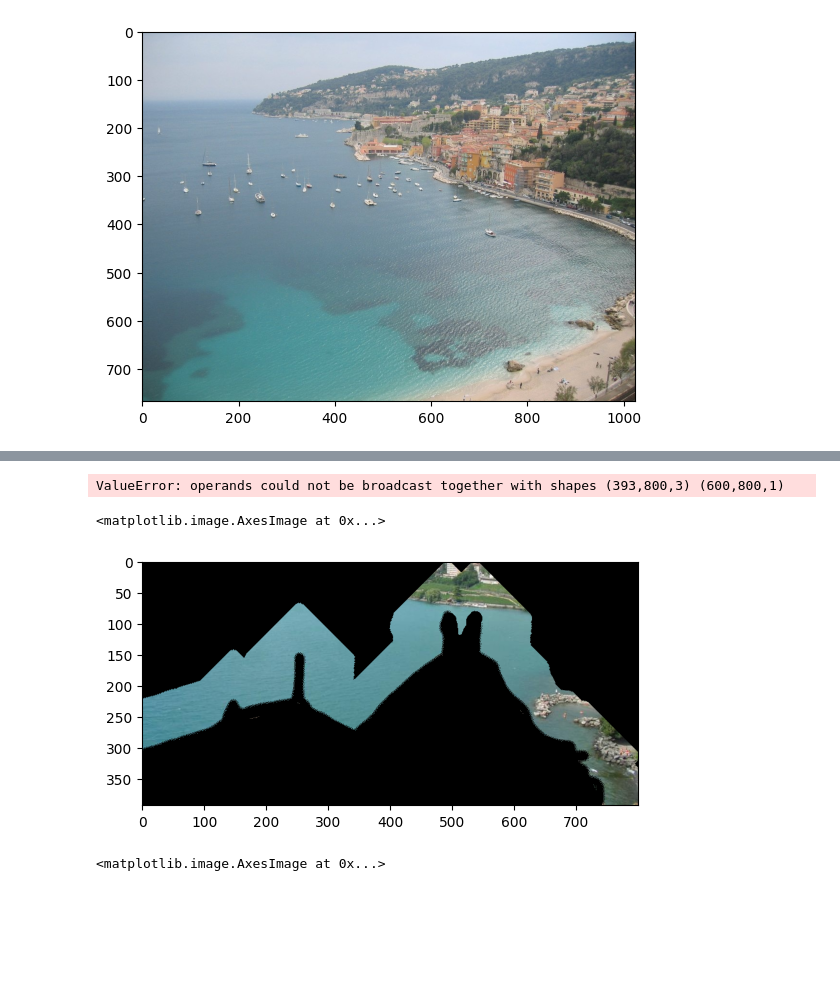
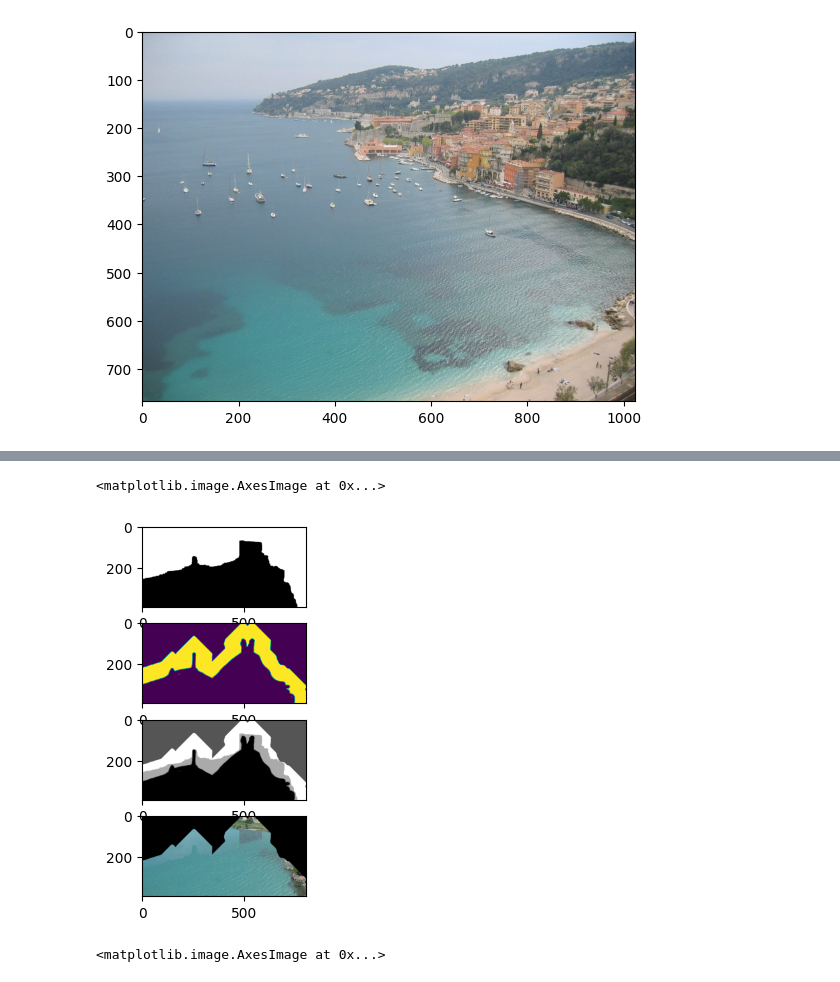
Before and after one commit to Cydiater/scene-completion, a Jupyter notebook: playground.ipynb, the cells around one changed output, grey strips where cells are left out. Saved outputs shown, nothing was run; the diff lists cells and outputs as text; code cells hidden in the pictures; blank space fills up the shorter version.

Commit message:
fix flow

```diff
--- a/playground.ipynb
+++ b/playground.ipynb
@@ -172,8 +172,8 @@ scene_path = './data/input1.jpg'
 mask_path = './data/input1_mask.jpg'
 comp_path = './data/input1/result_img007.jpg'
 
-vici_np = main.vicinity_via_bfs(Image.open(mask_path), 80)
-crop_np, vici_np = main.crop(Image.open(scene_path), vici_np)
+vici_np, dis_np = main.vicinity_via_bfs(Image.open(mask_path), 80)
+crop_np, vici_np, dis_np = main.crop(Image.open(scene_path), vici_np, dis_np)
 comp_np = main.select_comp(0.5, 1.0, Image.open(comp_path), crop_np, vici_np)
 plt.imshow(comp_np)
 # %% [output]
@@ -182,12 +189,20 @@ plt.imshow(comp_np)
 # %%
-plt.imshow(comp_np * vici_np)
+import flow
+importlib.reload(flow)
+
+patch_mask, f = flow.select_patch_mask(dis_np, comp_np, crop_np)
-# %% [output]
-ValueError: operands could not be broadcast together with shapes (393,800,3) (600,800,1)
 # %%
-plt.imshow(crop_np)
+plt.subplot(4, 1, 1)
+plt.imshow(patch_mask, cmap='gray')
+plt.subplot(4, 1, 2)
+plt.imshow(vici_np)
+plt.subplot(4, 1, 3)
+plt.imshow(vici_np[:, :, 0] + patch_mask * 0.5, cmap='gray')
+plt.subplot(4, 1, 4)
+plt.imshow(comp_np * np.expand_dims(1 - patch_mask, axis=2) + crop_np * np.expand_dims(patch_mask, axis=2))
 # %% [output]
 <matplotlib.image.AxesImage at 0x...>
-[figure, old version]
+[figure, new version]
 # %%
 plt.imshow(Image.open(comp_path))
 # %% [output]
```
Also changed, not shown: parts of 1 cell of this notebook, 1 other file.
